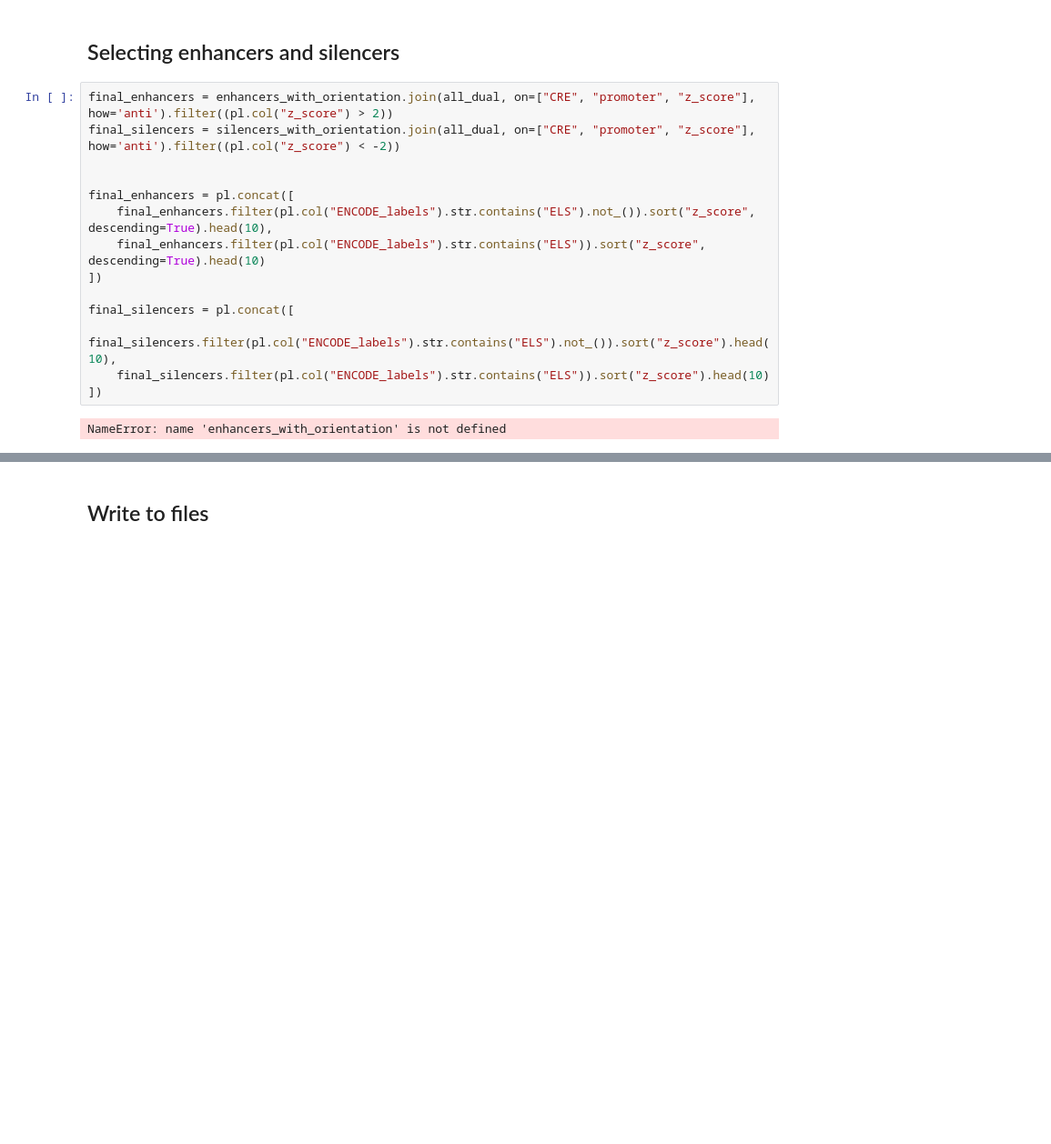
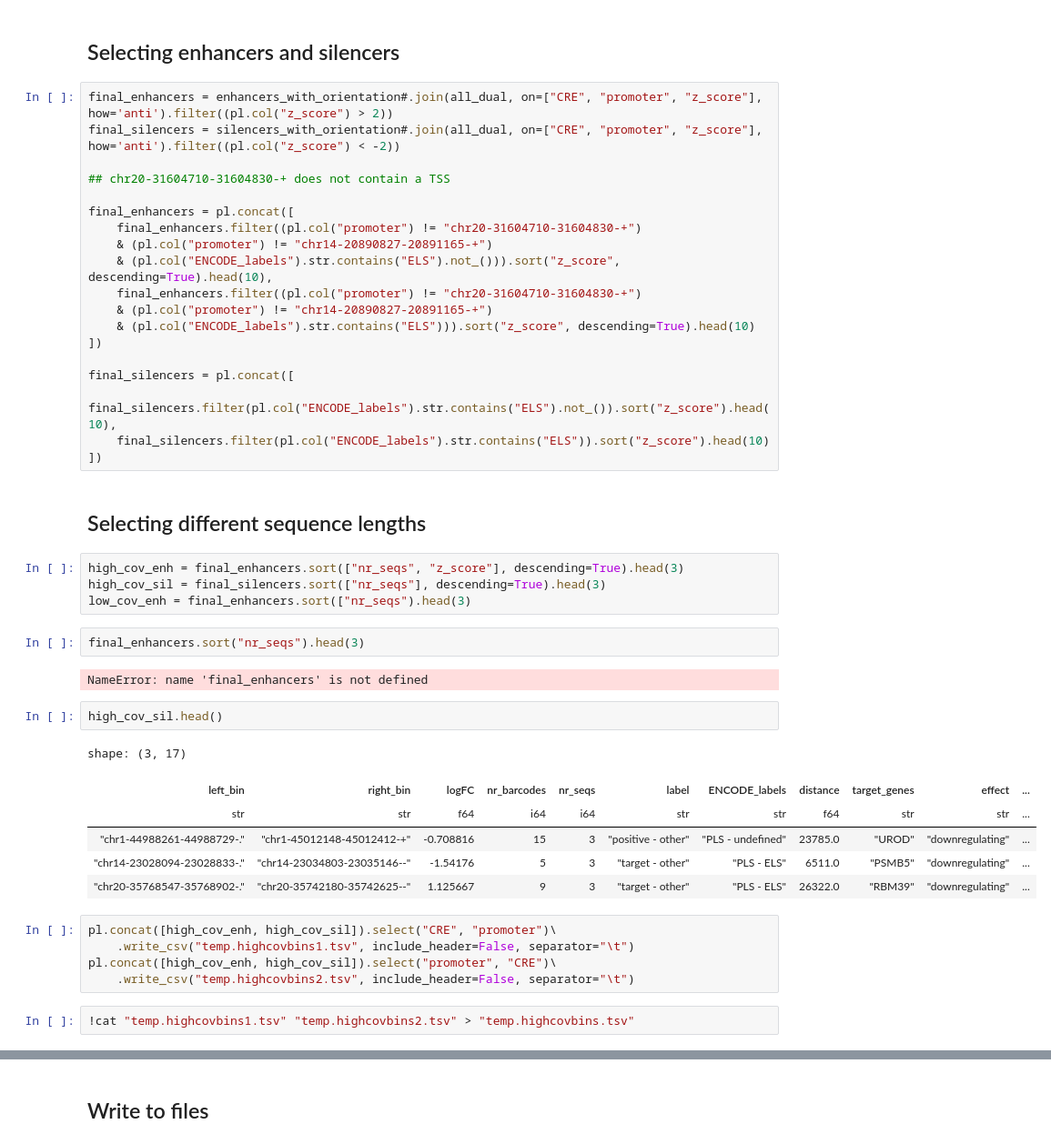
Before and after one commit to kircherlab/CMPRA_figures, a Jupyter notebook: luciferase_design.ipynb, the cells around one changed output, grey strips where cells are left out. Shown at 91% size. Saved outputs shown, nothing was run; the diff lists cells and outputs as text; blank space fills up the shorter version.

```diff
--- a/luciferase_design.ipynb
+++ b/luciferase_design.ipynb
@@ -596,18 +551,47 @@ bboth: 1 chr6-42043482-42043608-+ chr6-41787436-41787975-+
 # %% [markdown]
 ## Selecting enhancers and silencers
 # %%
-final_enhancers = enhancers_with_orientation.join(all_dual, on=["CRE", "promoter", "z_score"], how='anti').filter((pl.col("z_score") > 2))
-final_silencers = silencers_with_orientation.join(all_dual, on=["CRE", "promoter", "z_score"], how='anti').filter((pl.col("z_score") < -2))
+final_enhancers = enhancers_with_orientation#.join(all_dual, on=["CRE", "promoter", "z_score"], how='anti').filter((pl.col("z_score") > 2))
+final_silencers = silencers_with_orientation#.join(all_dual, on=["CRE", "promoter", "z_score"], how='anti').filter((pl.col("z_score") < -2))
 
+## chr20-31604710-31604830-+ does not contain a TSS
 
 final_enhancers = pl.concat([
-	final_enhancers.filter(pl.col("ENCODE_labels").str.contains("ELS").not_()).sort("z_score", descending=True).head(10),
-	final_enhancers.filter(pl.col("ENCODE_labels").str.contains("ELS")).sort("z_score", descending=True).head(10)
+	final_enhancers.filter((pl.col("promoter") != "chr20-31604710-31604830-+")
+	& (pl.col("promoter") != "chr14-20890827-20891165-+")
+	& (pl.col("ENCODE_labels").str.contains("ELS").not_())).sort("z_score", descending=True).head(10),
+	final_enhancers.filter((pl.col("promoter") != "chr20-31604710-31604830-+")
+	& (pl.col("promoter") != "chr14-20890827-20891165-+")
+	& (pl.col("ENCODE_labels").str.contains("ELS"))).sort("z_score", descending=True).head(10)
 ])
 
 final_silencers = pl.concat([
 	final_silencers.filter(pl.col("ENCODE_labels").str.contains("ELS").not_()).sort("z_score").head(10),
 	final_silencers.filter(pl.col("ENCODE_labels").str.contains("ELS")).sort("z_score").head(10)
 ])
-# %% [output]
-NameError: name 'enhancers_with_orientation' is not defined
+# %% [markdown]
+## Selecting different sequence lengths
+# %%
+high_cov_enh = final_enhancers.sort(["nr_seqs", "z_score"], descending=True).head(3)
+high_cov_sil = final_silencers.sort(["nr_seqs"], descending=True).head(3)
+low_cov_enh = final_enhancers.sort(["nr_seqs").head(3)
+# %%
+final_enhancers.sort("nr_seqs").head(3)
+# %% [output]
+NameError: name 'final_enhancers' is not defined
+# %%
+high_cov_sil.head()
+# %% [output]
+shape: (3, 17)
+| left_bin | right_bin | logFC | nr_barcodes | nr_seqs | label | ENCODE_labels | distance | target_genes | effect | ... |
+| str | str | f64 | i64 | i64 | str | str | f64 | str | str | ... |
+| "chr1-44988261-44988729-." | "chr1-45012148-45012412-+" | -0.708816 | 15 | 3 | "positive - other" | "PLS - undefined" | 23785.0 | "UROD" | "downregulating" | ... |
+| "chr14-23028094-23028833-." | "chr14-23034803-23035146--" | -1.54176 | 5 | 3 | "target - other" | "PLS - ELS" | 6511.0 | "PSMB5" | "downregulating" | ... |
+| "chr20-35768547-35768902-." | "chr20-35742180-35742625--" | 1.125667 | 9 | 3 | "target - other" | "PLS - ELS" | 26322.0 | "RBM39" | "downregulating" | ... |
+# %%
+pl.concat([high_cov_enh, high_cov_sil]).select("CRE", "promoter")\
+	.write_csv("temp.highcovbins1.tsv", include_header=False, separator="\t")
+pl.concat([high_cov_enh, high_cov_sil]).select("promoter", "CRE")\
+	.write_csv("temp.highcovbins2.tsv", include_header=False, separator="\t")
+# %%
+!cat "temp.highcovbins1.tsv" "temp.highcovbins2.tsv" > "temp.highcovbins.tsv"
```
Also changed, not shown: parts of 42 cells of this notebook, 2 other files.
